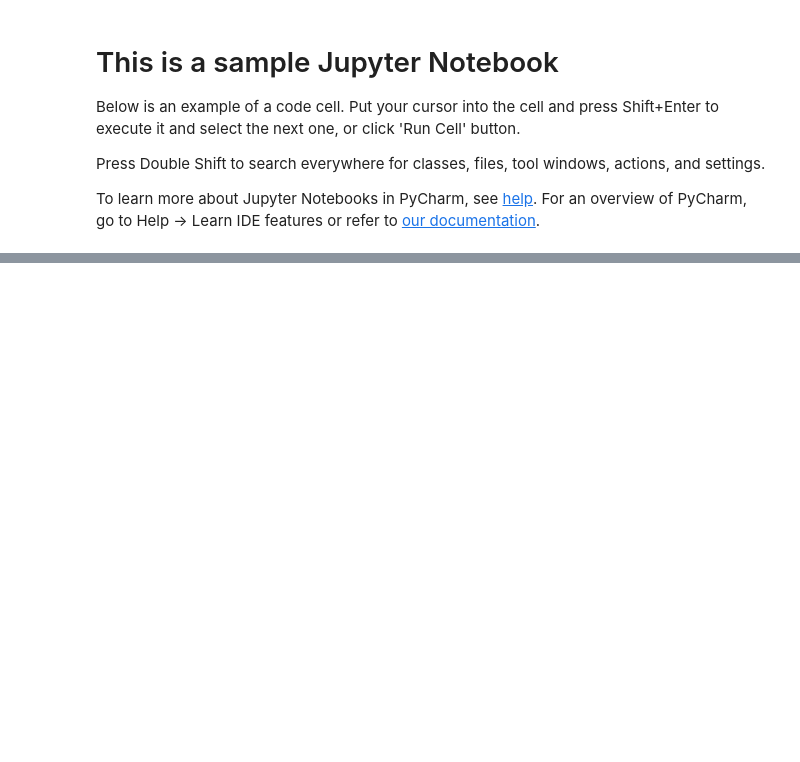
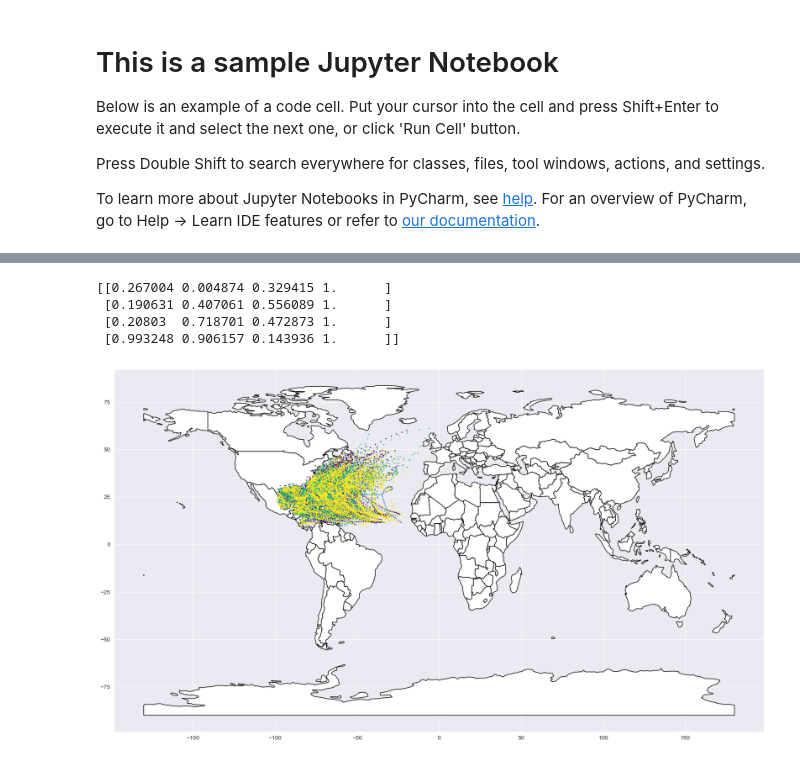
Before and after one commit to saucyq/hurricane-tracker, a Jupyter notebook: jupyter.ipynb, the cells around one changed output, grey strips where cells are left out. Cells and saved outputs as stored; diff of their text form; code cells hidden in the pictures; blank space fills up the shorter version.

```diff
--- a/jupyter.ipynb
+++ b/jupyter.ipynb
@@ -33,0 +26,23 @@ dfDevastatorEP
+# %%
+hurricane = dfDevastatorAt[dfDevastatorAt["Status"]=="HU"]
+colors = plt.cm.viridis(np.linspace(0, 1, len(range(1860, 2000, 40))))
+
+print(colors)
+
+ax = world.plot(color="white", edgecolor="black", figsize=(20, 12))  # Plot the base map
+
+for idx,i in enumerate(range(1860,2000,40)):
+    hurricane= hurricane[(hurricane['DateTime'] >= str(i)) & (hurricane['DateTime'] <= str(i+40))]
+    gdf = gpd.GeoDataFrame(
+        hurricane, geometry=gpd.points_from_xy(hurricane.Lon, hurricane.Lat), crs="EPSG:4326"
+    )
+
+# We can now plot our ``GeoDataFrame``.
+    gdf.plot(ax=ax,markersize=1, color=colors[idx])
+plt.show()
+# %% [output]
+[[0.267004 0.004874 0.329415 1.      ]
+ [0.190631 0.407061 0.556089 1.      ]
+ [0.20803  0.718701 0.472873 1.      ]
+ [0.993248 0.906157 0.143936 1.      ]]
+[figure, added]
```
Also changed, not shown: parts of 4 cells of this notebook, 3 other files.
